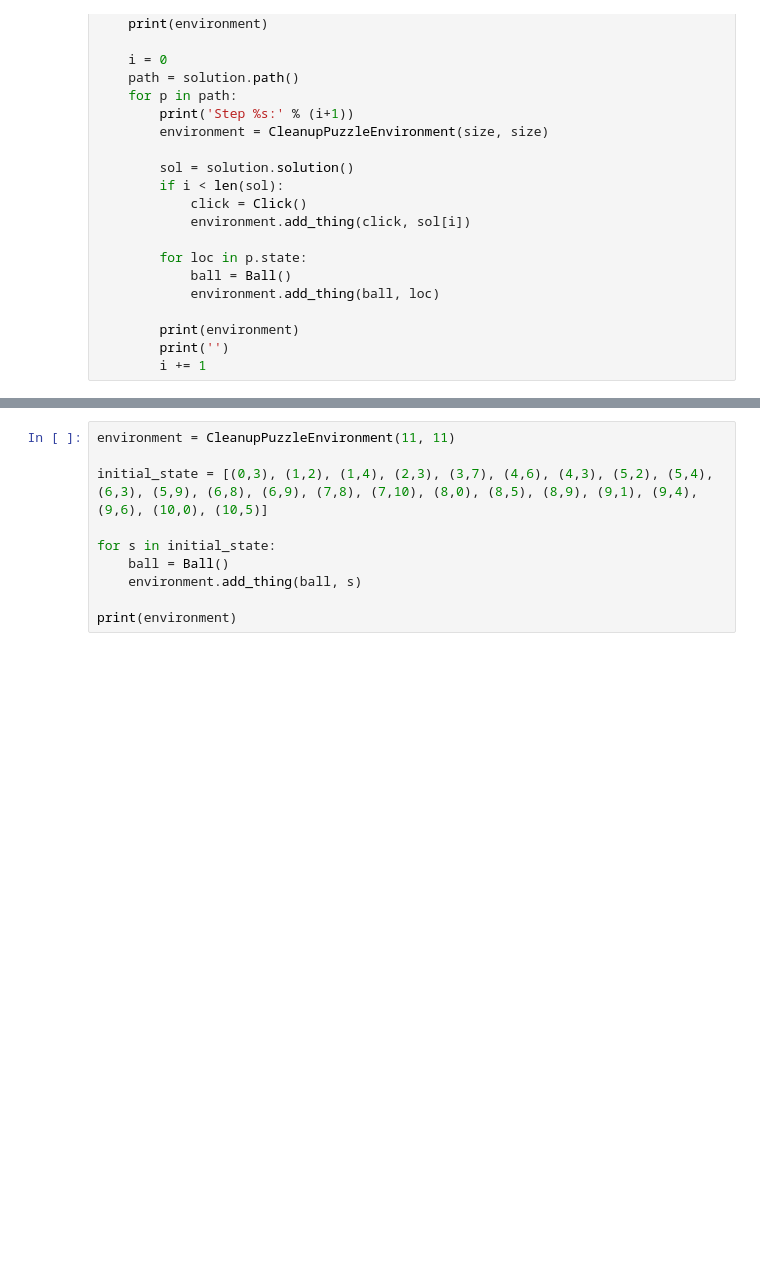
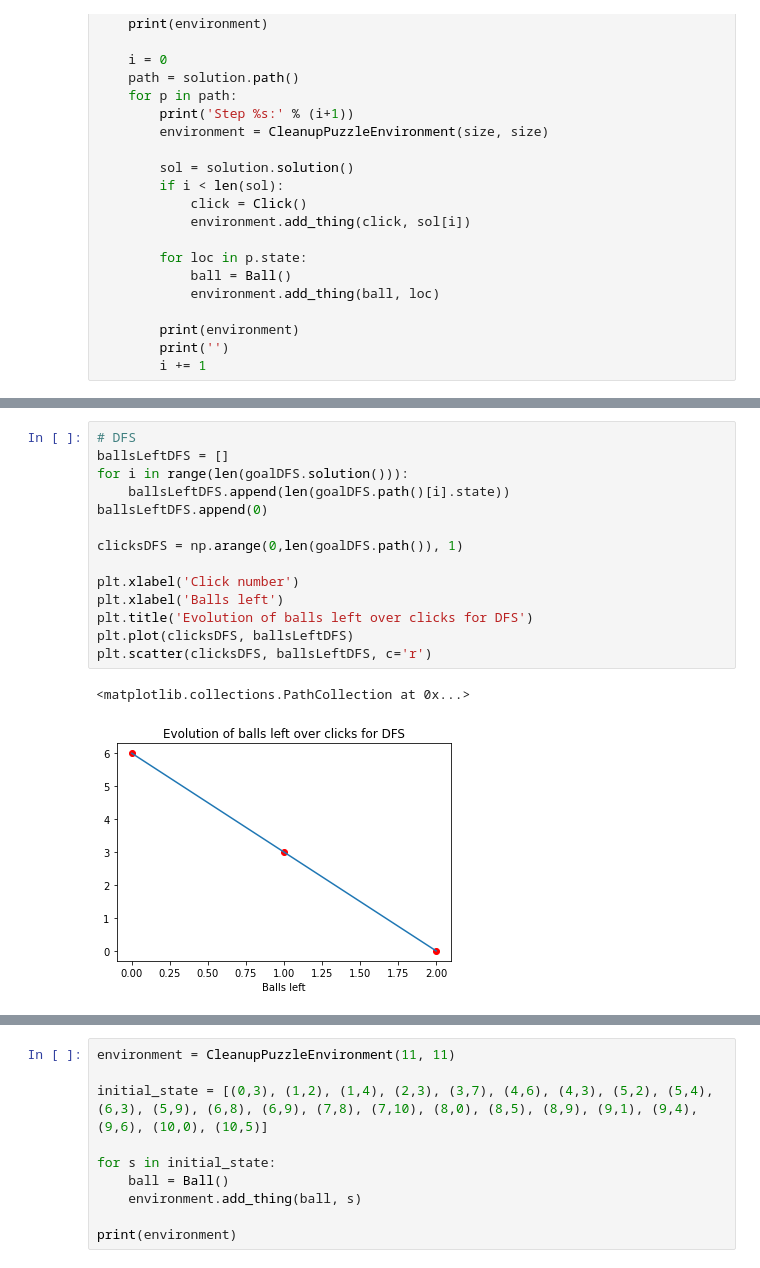
Before and after one commit to maumruiz/Problem-Solving-Agents, a Jupyter notebook: Assignment03.ipynb, the cells around one changed output, grey strips where cells are left out. Drawn from its saved outputs; the diff is of its cells as text; blank space fills up the shorter version.

```diff
--- a/Assignment03.ipynb
+++ b/Assignment03.ipynb
@@ -258,0 +451,17 @@ Step 5:
+# %%
+# DFS
+ballsLeftDFS = []
+for i in range(len(goalDFS.solution())):
+    ballsLeftDFS.append(len(goalDFS.path()[i].state))
+ballsLeftDFS.append(0)
+
+clicksDFS = np.arange(0,len(goalDFS.path()), 1)
+
+plt.xlabel('Click number')
+plt.xlabel('Balls left')
+plt.title('Evolution of balls left over clicks for DFS')
+plt.plot(clicksDFS, ballsLeftDFS)
+plt.scatter(clicksDFS, ballsLeftDFS, c='r')
+# %% [output]
+<matplotlib.collections.PathCollection at 0x...>
+[figure, added]
```
Also changed, not shown: parts of 30 cells of this notebook.
